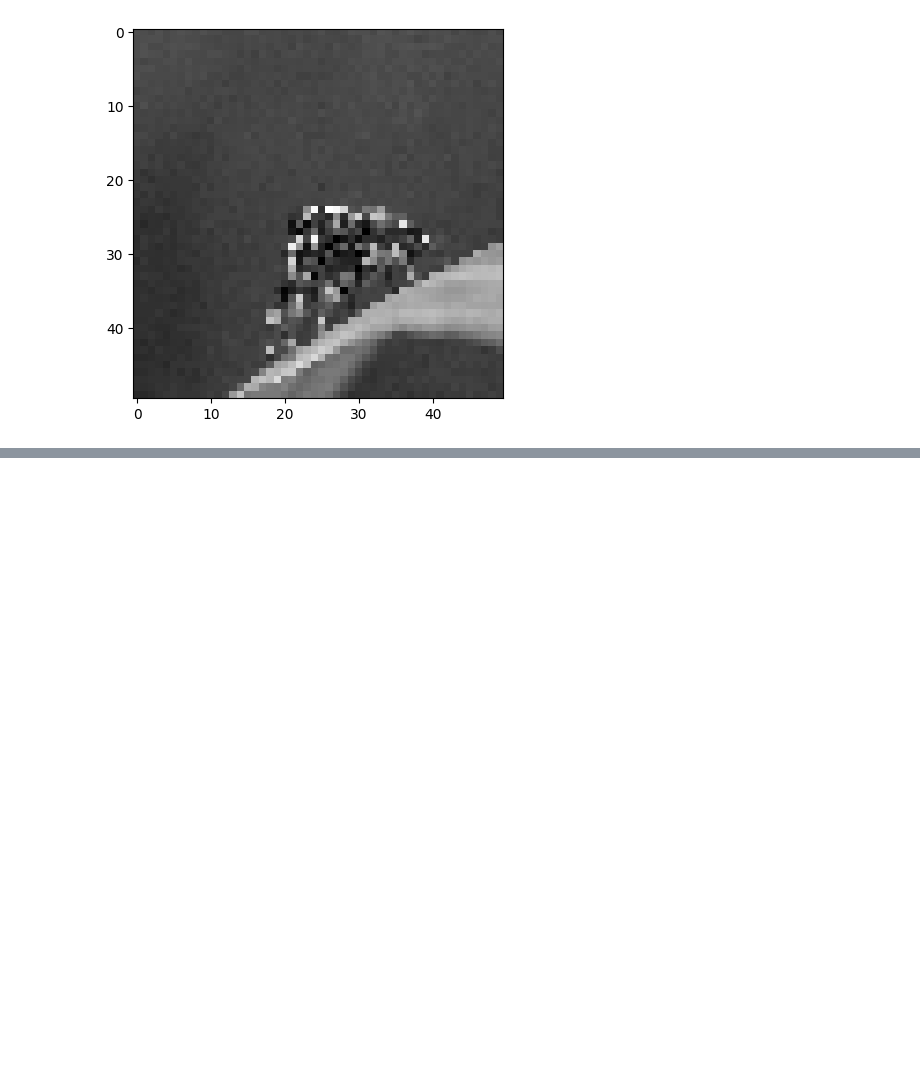
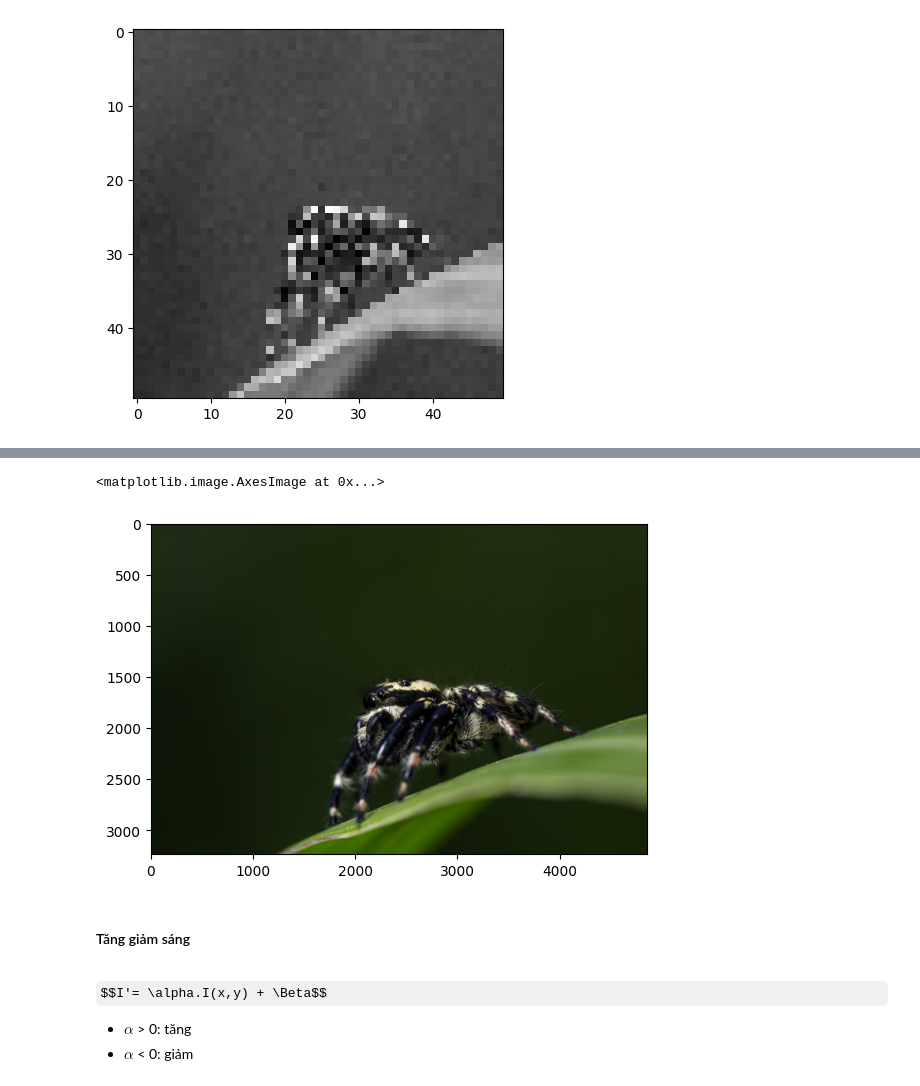
Before and after one commit to Minhdd1413/Image_Processing, a Jupyter notebook: Week1.ipynb, the cells around one changed output, grey strips where cells are left out. Cells and saved outputs as stored; diff of their text form; code cells hidden in the pictures; some formulas as TeX source; blank space fills up the shorter version.

```diff
--- a/Week1.ipynb
+++ b/Week1.ipynb
@@ -32,0 +71,21 @@ plt.imshow(img2, cmap='gray')
+# %%
+def gamma_constract(img, gamma):
+    img = np.power(img, gamma)
+    max_val = np.max(img.ravel())
+    img = img/max_val * 255
+    img = img.astype(np.uint8)
+    return img
+# %%
+img = cv2.imread("img03.jpeg")
+img = cv2.cvtColor(img, cv2.COLOR_BGR2RGB)
+img = gamma_constract(img, 1.5)
+plt.imshow(img)
+# %% [output]
+<matplotlib.image.AxesImage at 0x...>
+[figure, added]
+# %% [markdown]
+#### Tăng giảm sáng
+# %% [markdown]
+$$I'= \alpha.I(x,y) + \Beta$$
+- $\alpha$ > 0: tăng
+- $\alpha$ < 0: giảm
```
Also changed, not shown: parts of 17 cells of this notebook.
